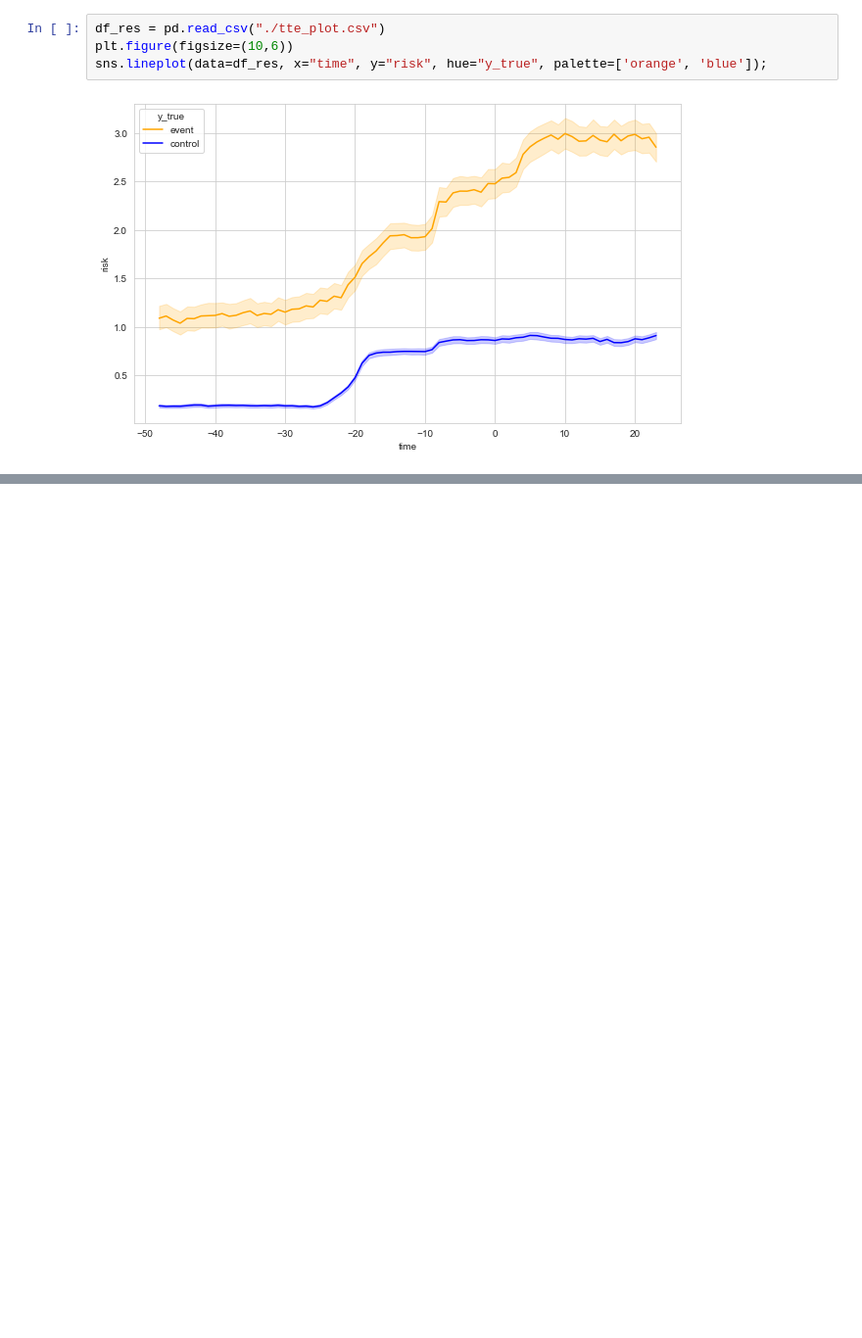
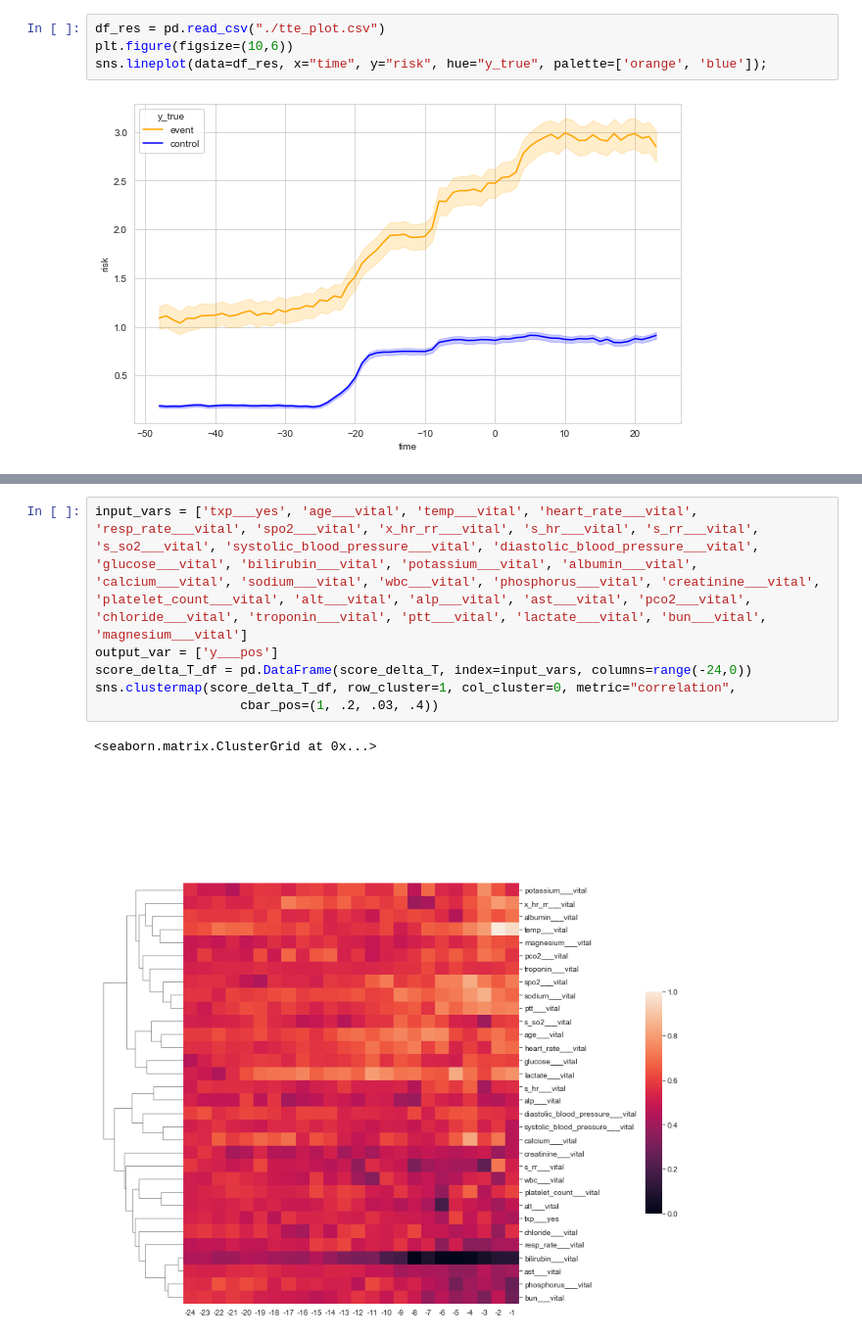
Before and after one commit to JiaxingQiu/FAIRStream, a Jupyter notebook: FAIRStream/tutorial_case6.ipynb, the cells around one changed output, grey strips where cells are left out. Shown at 98% size. Drawn from its saved outputs; the diff is of its cells as text; blank space fills up the shorter version.

```diff
--- a/FAIRStream/tutorial_case6.ipynb
+++ b/FAIRStream/tutorial_case6.ipynb
@@ -972,0 +912,9 @@ np.save("./score_permuate_lstm_norm_ma.npy",score_arr)
+# %%
+input_vars = ['txp___yes', 'age___vital', 'temp___vital', 'heart_rate___vital', 'resp_rate___vital', 'spo2___vital', 'x_hr_rr___vital', 's_hr___vital', 's_rr___vital', 's_so2___vital', 'systolic_blood_pressure___vital', 'diastolic_blood_pressure___vital', 'glucose___vital', 'bilirubin___vital', 'potassium___vital', 'albumin___vital', 'calcium___vital', 'sodium___vital', 'wbc___vital', 'phosphorus___vital', 'creatinine___vital', 'platelet_count___vital', 'alt___vital', 'alp___vital', 'ast___vital', 'pco2___vital', 'chloride___vital', 'troponin___vital', 'ptt___vital', 'lactate___vital', 'bun___vital', 'magnesium___vital']
+output_var = ['y___pos']
+score_delta_T_df = pd.DataFrame(score_delta_T, index=input_vars, columns=range(-24,0))
+sns.clustermap(score_delta_T_df, row_cluster=1, col_cluster=0, metric="correlation",
+                   cbar_pos=(1, .2, .03, .4))
+# %% [output]
+<seaborn.matrix.ClusterGrid at 0x...>
+[figure, added]
```
Also changed, not shown: parts of 14 cells of this notebook, 33 other files.
